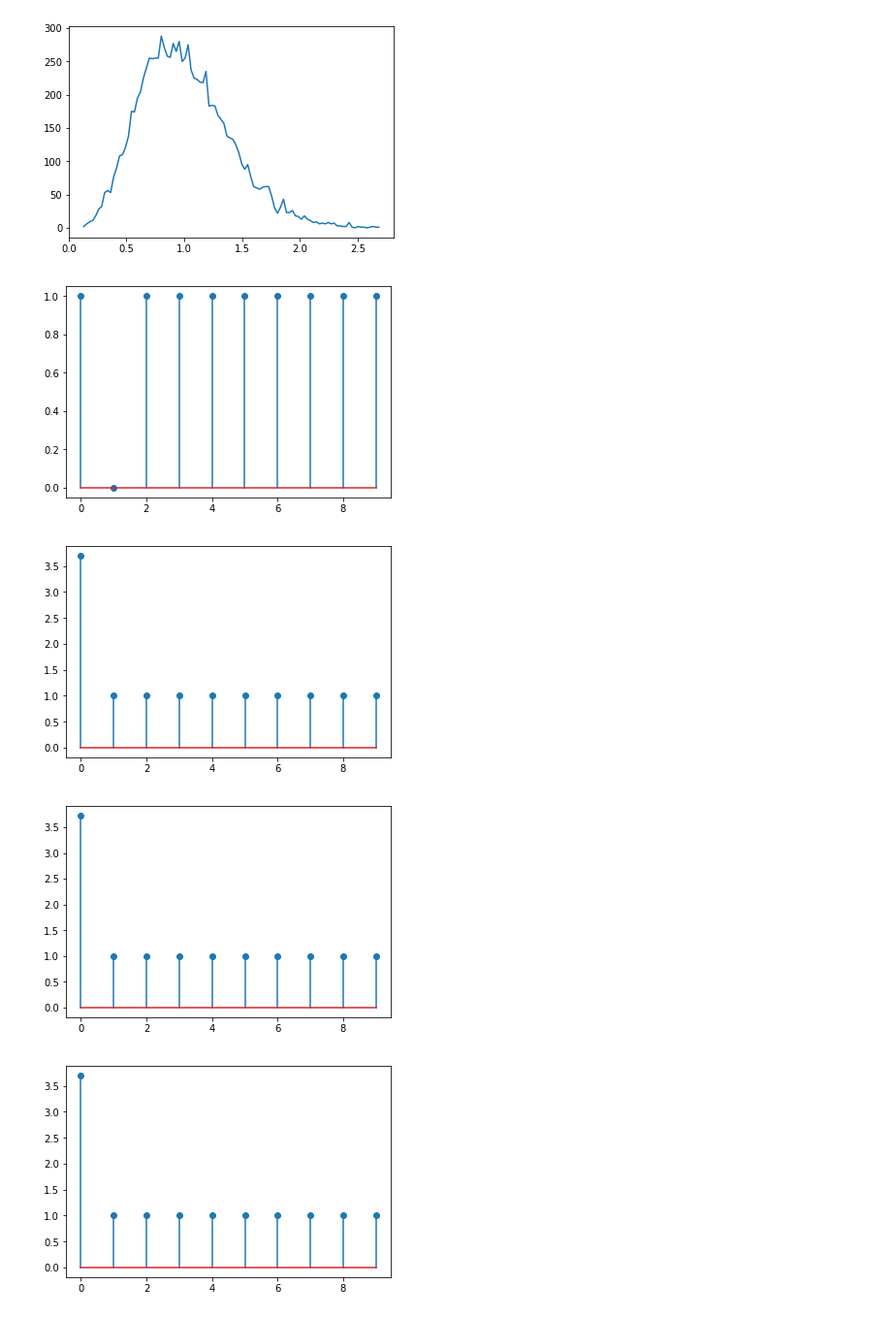
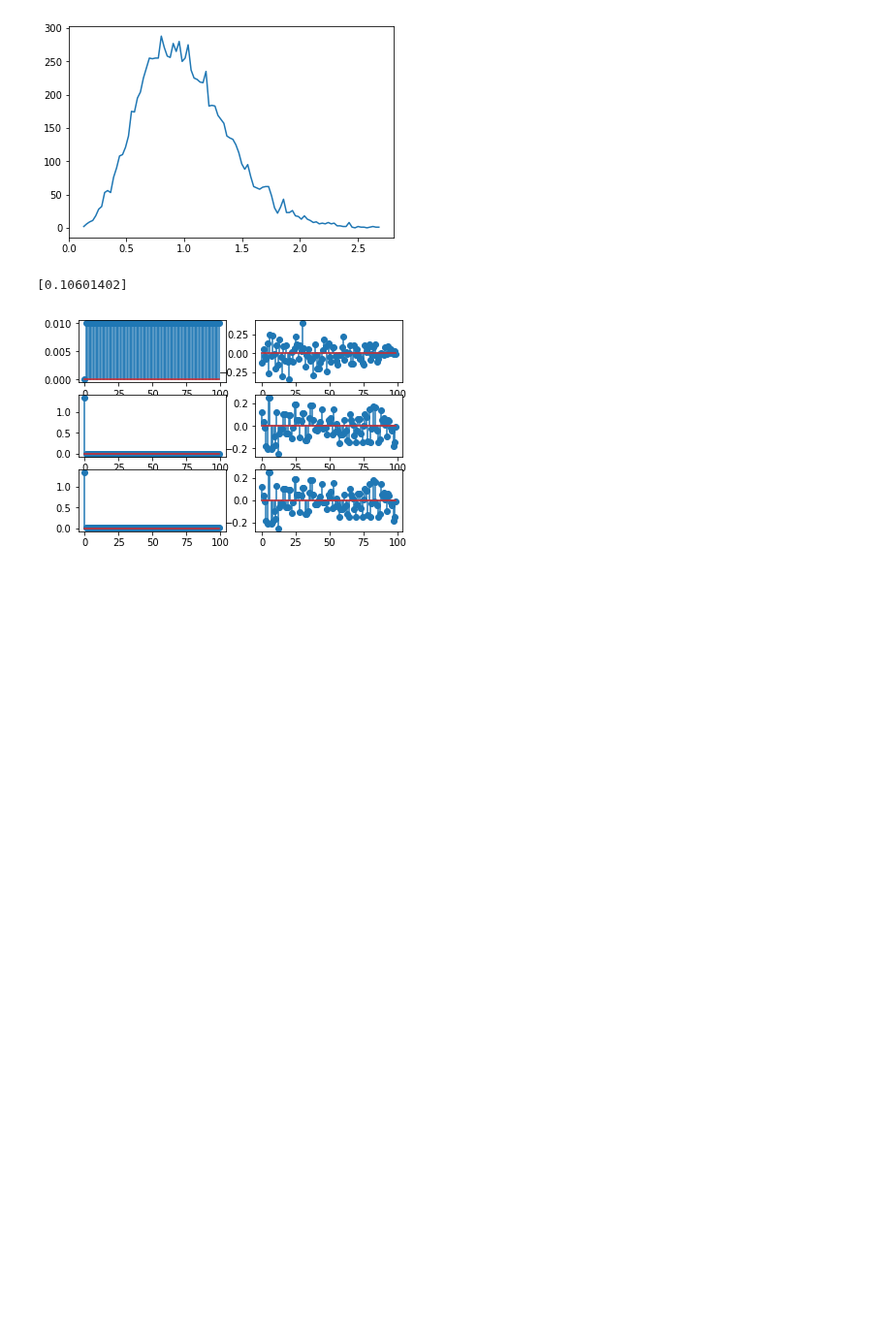
Before and after one commit to rahularya50/control-proj, a Jupyter notebook: Jupyter Notebooks/Eigenvalue and eigenvector perturbation.ipynb, the cells around one changed output. Shown at 97% size. Saved outputs shown, nothing was run; the diff lists cells and outputs as text; code cells hidden in the pictures; blank space fills up the shorter version.

```diff
--- a/Jupyter Notebooks/Eigenvalue and eigenvector perturbation.ipynb
+++ b/Jupyter Notebooks/Eigenvalue and eigenvector perturbation.ipynb
@@ -1,7 +1,9 @@
 # %%
 import numpy as np
 import matplotlib.pyplot as plt
-from linalg_helper import make_random_direction, make_random_subspace
+from linalg_helper import make_random_direction, make_random_subspace, simulate_free_response
+from functools import reduce
+from plot_helper import plot_histogram
 
 def make_linear_diag(big, diff, dim):
     return np.diag([big - diff * i for i in range(dim)])
@@ -12,12 +14,22 @@ def make_onebig_restsame_diag(big, small, dim):
 def make_mult_diag(big, scale, dim):
     return np.diag([big *(scale)**i for i in range(dim)])
 
-def perturb_vector(v, dot_prod):
+def perturb_vector(v, dot_prod, dim):
     v = v.reshape((dim, 1))
     d = make_random_direction(dim).reshape((dim, 1))
     orth = d - d.T.dot(v)*v
     orth = orth/np.linalg.norm(orth)
     return dot_prod * v + np.sqrt(1.0 - dot_prod ** 2) * orth
+
+def vec_dot():
+    return np.linalg.eigh(make_peturb_mat(Ab, 1))
+
+def make_peturb_mat(A, num_obs):
+    d = make_random_subspace(dim, num_obs)
+    D = d @ d.T
+    if num_obs == 1:
+        D = l1 * np.outer(v1, perturb_vector(v1, 0.9, dim))
+    return A - D
 
 dim = 10;
 Q = make_random_subspace(dim, dim)
@@ -234,7 +242,7 @@ plot_histogram(L[1], 100)
 [figure]
 [figure]
 # %%
-def trial(A, dim, des_dot_prod, print_out = False):
+def trial(A, dim, des_dot_prod, print_out = True):
     """
     Returns 3 matrices
     1 - ideal matrix with largest eigenvalue subtracted out
@@ -255,7 +263,7 @@ def trial(A, dim, des_dot_prod, print_out = False):
     ret_mat1 = Ab - l1 * np.outer(v1, v1)
 
     # x[0]
-    x_init = perturb_vector(v1, des_dot_prod).reshape((1, dim))
+    x_init = perturb_vector(v1, des_dot_prod, dim).reshape((1, dim))
     x_init_align = v1.reshape((1, dim))
 
     # x[0], ..., x[dim - 1]
@@ -268,55 +276,46 @@ def trial(A, dim, des_dot_prod, print_out = False):
     # y[0], ..., y[9]
     obs = np.einsum('ij,ij->i', obs_vecs, x_free)
     obs_align = np.einsum('ij,ij->i', obs_vecs, x_free_align)
 
     # There are coordinates of v1 in terms of d[t], which can be used to reconstitute v1
     # a_1 = d[0]^T v1 , ..., a_n = d[dim-1]^T v1
 
     # Estimate coordinates using observations for state x[dim-1]
     # a^_t = y[t]*lambda^(dim-1-t) ~= d[t]^T x[t] * lambda^(dim-1-t) ~= d[t]^T x[dim-1]
-    lambda_pows = np.logspace(0, dim-1, num = dim, base=l1)
+    lambda_pows = np.logspace(dim-1, 0, num = dim, base=l1)
     coeffs_end = np.multiply(obs, lambda_pows[::-1])
     coeffs_align_end = np.multiply(obs_align, lambda_pows[::-1])
 
-    # Estimate coordinates using observations for state x[0]
-    # a^_t = y[t]/lambda^t ~ d[t]^T x[t]/lambda^t ~ d[t]^T x[0]
-    coeffs_start = np.divide(obs, lambda_pows)
-    coeffs_align_start = np.divide(obs_align, lambda_pows)
-
-    v1_hat1 = obs_vecs.T @coeffs_start.T
-    v1_hat2 = obs_vecs.T @coeffs_align_start.T
     v1_hat3 = obs_vecs.T @coeffs_end.T
     v1_hat4 = obs_vecs.T @coeffs_align_end.T
 
     # Normalize vectors (turn this on and off?) Maybe try normalizing according to how much is in there?
     # is this actually doable in terms of the calculations before injecting our control input?
     # can we orthogonalize?
     # can we look at stability?
 
-    v1_hat1 /= np.linalg.norm(v1_hat1)
-    v1_hat2 /= np.linalg.norm(v1_hat2)
     v1_hat3 /= np.linalg.norm(v1_hat3)
     v1_hat4 /= np.linalg.norm(v1_hat4)
 
     if print_out:
-        print(v1_hat1.dot(v1))
-        print(v1_hat2.dot(v1))
-        print(v1_hat3.dot(v1))
         print(v1_hat4.dot(v1))
 
     # Reconstitute v1^ using estimated a^_t
-    ret_mat2 = Ab - l1 * np.outer(v1, v1_hat1)
-    ret_mat3 = Ab - l1 * np.outer(v1, v1_hat2)
-    ret_mat4 = Ab - l1 * np.outer(v1, v1_hat3)
-    ret_mat5 = Ab - l1 * np.outer(v1, v1_hat4)
+    ret_mat2 = Ab - l1 * np.outer(v1, v1_hat3)
+    ret_mat3 = Ab - l1 * np.outer(v1, v1_hat4)
 
-    return ret_mat1, ret_mat2, ret_mat3, ret_mat4, ret_mat5
+    return ret_mat1, ret_mat2, ret_mat3
 
-for A in trial(make_onebig_restsame_diag(10, 1, dim), 10, 0.9):
-    fig, ax = plt.subplots()
-    ax.stem(np.linalg.eig(A)[0])
+fig, axs = plt.subplots(3, 2)
+tr = trial(make_onebig_restsame_diag(1.5,0.01, 100), 100, 1)
+
+for i in range(3):
+    lambds, vecs = np.linalg.eig(tr[i])
+    ind = np.argmax(lambds)
+    if i == 0:
+        ind = np.argmin(lambds)
+    axs[i,0].stem(lambds)
+    axs[i,1].stem(vecs[ind])
 # %% [output]
+[0.10601402]
-[figure, old version]
+[figure, new version]
-[figure, removed]
-[figure, removed]
-[figure, removed]
```
Also changed, not shown: parts of 6 cells of this notebook.
